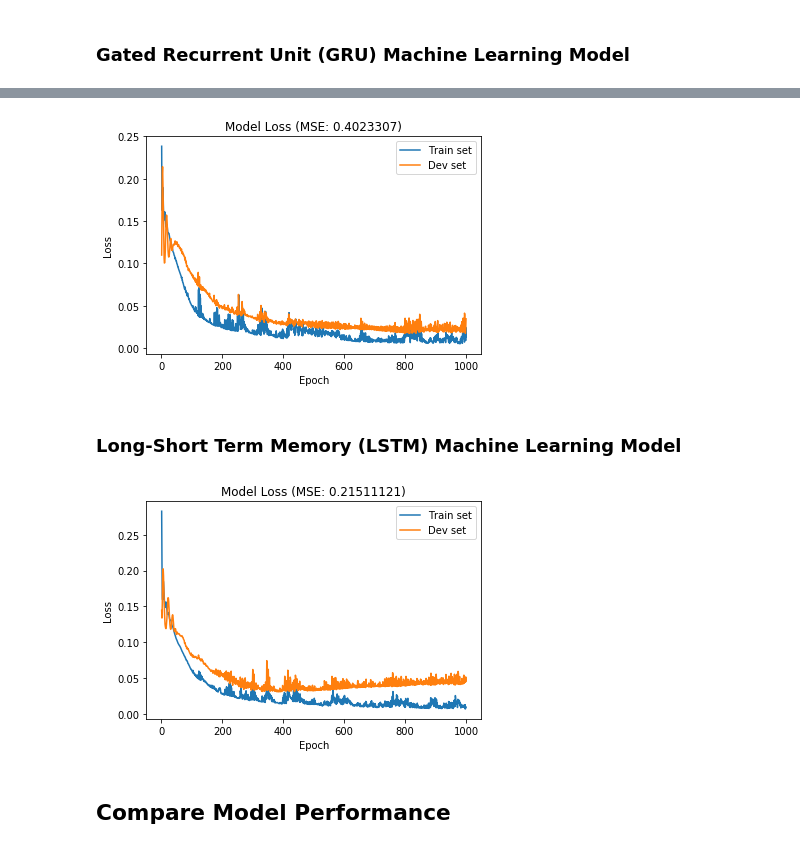
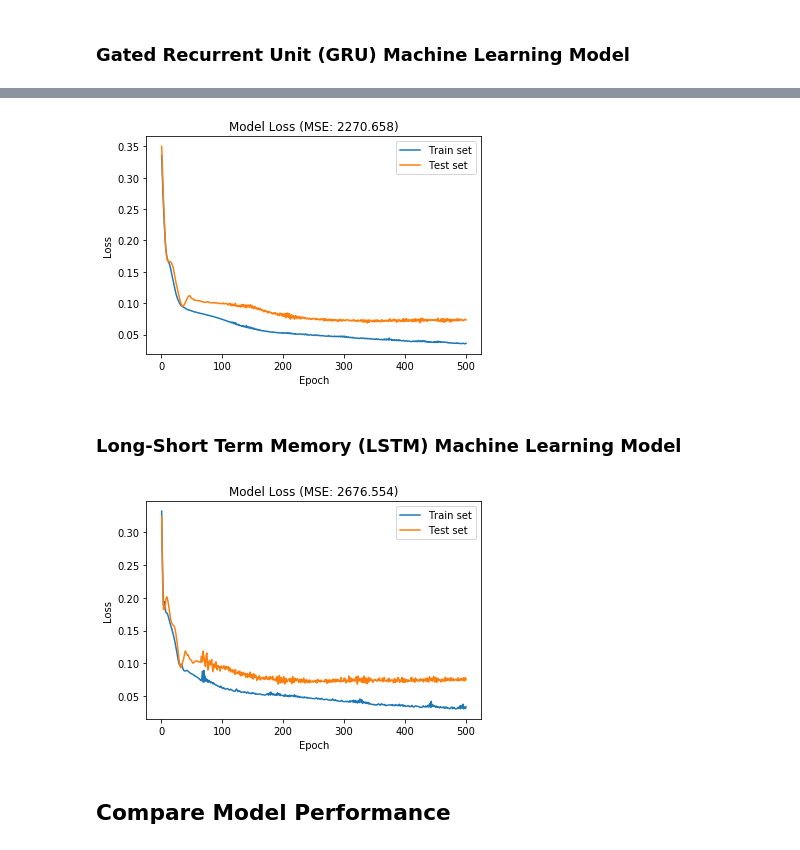
Before and after one commit to ATCOGas/VV_Forecasting, a Jupyter notebook: notebooks/Analysis_JobTypes-GRU,LSTM.ipynb, the cells around one changed output, grey strips where cells are left out. Cells and saved outputs as stored; diff of their text form; code cells hidden in the pictures.

Commit message:
Updated to predict more the 1 month forward

```diff
--- a/notebooks/Analysis_JobTypes-GRU,LSTM.ipynb
+++ b/notebooks/Analysis_JobTypes-GRU,LSTM.ipynb
@@ -91,11 +97,12 @@ df_analysis = df_analysis.join(net)
 # Set date for timeseries index
 #df_analysis=df_analysis.set_index('date')
 #df_analysis = df_analysis.set_index(pd.DatetimeIndex(df_analysis['date']))
-df_analysis=df_analysis.interpolate()
+#df_analysis=df_analysis.interpolate()
 
 #df_analysis = df_analysis.drop(['date','network'], axis=1)
 
 #df_analysis
+#net.head()
 # %%
 # Set job type for analysis
 job_type = 'SF5'
@@ -205,7 +226,7 @@ We would like to predict the number of SF5 jobs ( $y_t$) at the current time ($t
 The function **create_window** (see _utils.py_) converts the time-series to a supervised learning problem. The new dataset is constructed as a **DataFrame**, with each column suitably named both by variable number and time step, for example, $var1(t-1)$ for **%Iron Feed** at the previous observation ($t-1$). This allows the design of a variety of different time step sequence type forecasting problems from a given univariate or multivariate time series.
 # %%
 # Set network for analysis
-network = 'AL'
+network = 'SM'
 
 pivot_jobcount = pivot_jobcount.loc[pivot_jobcount['network'] == network]
 pivot_weather = pivot_weather.loc[pivot_weather['network'] == network]
@@ -251,19 +276,14 @@ from sklearn.preprocessing import MinMaxScaler #Allows normalisation
 # Convert the data to float
 values = dataset.values.astype('float32')
 
-# Normalise features
-scaler = MinMaxScaler(feature_range=(0, 1))
-scaled = scaler.fit_transform(values)
-
 # Specify the number of lag
-n_in = 5 # window size
+n_in = 23 # window size
 n_features = dataset.shape[1] # number of features
-n_out = 1 #2 # number of predictions in output
+n_out = 24 #2 # number of predictions in output
 
 # Transform the time-series to a supervised learning problem representation
-reframed = create_window(scaled, n_in = n_in, n_out = n_out, drop_nan = True)
+reframed = create_window_HS(values, n_in = n_in, n_out = n_out, drop_nan = True)
 
 # Summarise the new frames (reframes)
 print(reframed.shape)
-print(scaled.shape)
 # %% [output]
@@ -396,49 +453,43 @@ print(y_train.shape)
 # %%
 # Train the model
 hist_gru = model_gru.fit(x_train, y_train,
-                        epochs=1000,
-                        batch_size=256,
+                        epochs=500,
+                        batch_size=512,
                         validation_split = 0.1,
                         verbose=0, # To not print the output, set verbose=0
                         shuffle=False)
 # %%
 # Analyse model performance
 
 # predict values on test set and extract last prediction set
 yhat_gru = model_gru.predict(x_test)
-#yhat_gru = yhat_gru[:,:1]
 
-# perform inverse transform on x_test and yhat_gru
-rtest_X = x_test.reshape((x_test.shape[0], n_in*n_features))
+# For Hugh to see what the data is looking like...
+csv_file = path.join(data_folder, 'HS1-yhat_gru1.csv')
+yhat_gru_df=pd.DataFrame(yhat_gru)
+yhat_gru_df.to_csv(csv_file)
 
-# invert scaling for forecast
-inv_yhat_gru = np.concatenate((rtest_X[:, (n_in-1)*n_features:-1], yhat_gru), axis=1)
-inv_yhat_gru = scaler.inverse_transform(inv_yhat_gru)
-inv_yhat_gru = inv_yhat_gru[:,n_features-1]
-
-# invert scaling for actual
-y_test = y_test.reshape((len(y_test), 1))
-inv_y_gru = np.concatenate((rtest_X[:, (n_in-1)*n_features:-1], y_test), axis=1)
-inv_y_gru = scaler.inverse_transform(inv_y_gru)
-inv_y_gru = inv_y_gru[:,n_features-1]
+# Transform the normalised data back to the original scale
+inv_yhat_gru = scalerY.inverse_transform(yhat_gru)
+inv_y_gru = scalerY.inverse_transform(y_test)
 
 # calculate RMSE
 mse_gru = mean_squared_error(inv_y_gru, inv_yhat_gru)
 
 # Plot fitting history
 history = hist_gru.history
 
 # Loss
 plt.plot(range(1,len(history['loss'])+1),history['loss'])
 plt.plot(range(1,len(history['val_loss'])+1),history['val_loss'])
 plt.title('Model Loss (MSE: ' + str(mse_gru) + ')')
 plt.ylabel('Loss')
 plt.xlabel('Epoch')
-plt.legend(['Train set', 'Dev set'], loc='best')
+plt.legend(['Train set', 'Test set'], loc='best')
 
 plt.show()
 # %% [output]
-[figure, old version]
+[figure, new version]
 # %% [markdown]
 <a id='lstm'></a>
 ### Long-Short Term Memory (LSTM) Machine Learning Model
@@ -471,19 +522,9 @@ hist_lstm = model_lstm.fit(x_train, y_train,
 # Analyse model performance
 yhat_lstm = model_lstm.predict(x_test)
 
-# performing the inverse transform on x_test and yhat_lstm
-rtest_X = x_test.reshape((x_test.shape[0], n_in*n_features))
-
-# invert scaling for forecast
-inv_yhat_lstm = np.concatenate((rtest_X[:, (n_in-1)*n_features:-1], yhat_lstm), axis=1)
-inv_yhat_lstm = scaler.inverse_transform(inv_yhat_lstm)
-inv_yhat_lstm = inv_yhat_lstm[:,n_features-1]
-
-# invert scaling for actual
-y_test = y_test.reshape((len(y_test), 1))
-inv_y_lstm = np.concatenate((rtest_X[:, (n_in-1)*n_features:-1], y_test), axis=1)
-inv_y_lstm = scaler.inverse_transform(inv_y_lstm)
-inv_y_lstm = inv_y_lstm[:,n_features-1]
+# Transform the normalised data back
+inv_yhat_lstm = scalerY.inverse_transform(yhat_lstm)
+inv_y_lstm = scalerY.inverse_transform(y_test)
 
 # calculate RMSE
 mse_lstm = mean_squared_error(inv_y_lstm, inv_yhat_lstm)
@@ -497,11 +538,11 @@ plt.plot(range(1,len(history['val_loss'])+1),history['val_loss'])
 plt.title('Model Loss (MSE: ' + str(mse_lstm) + ')')
 plt.ylabel('Loss')
 plt.xlabel('Epoch')
-plt.legend(['Train set', 'Dev set'], loc='best')
+plt.legend(['Train set', 'Test set'], loc='best')
 
 plt.show()
 # %% [output]
-[figure, old version]
+[figure, new version]
 # %% [markdown]
 <a id='compare'></a>
 ## Compare Model Performance
```
Also changed, not shown: parts of 16 cells of this notebook.
